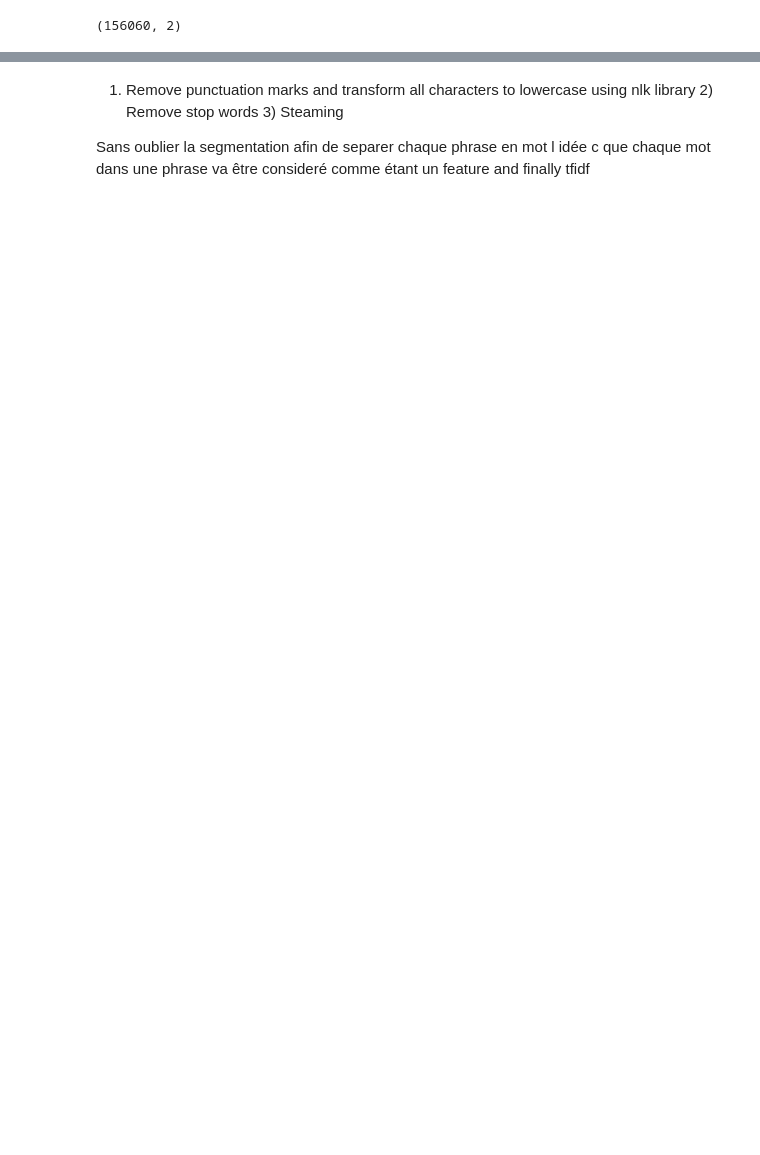
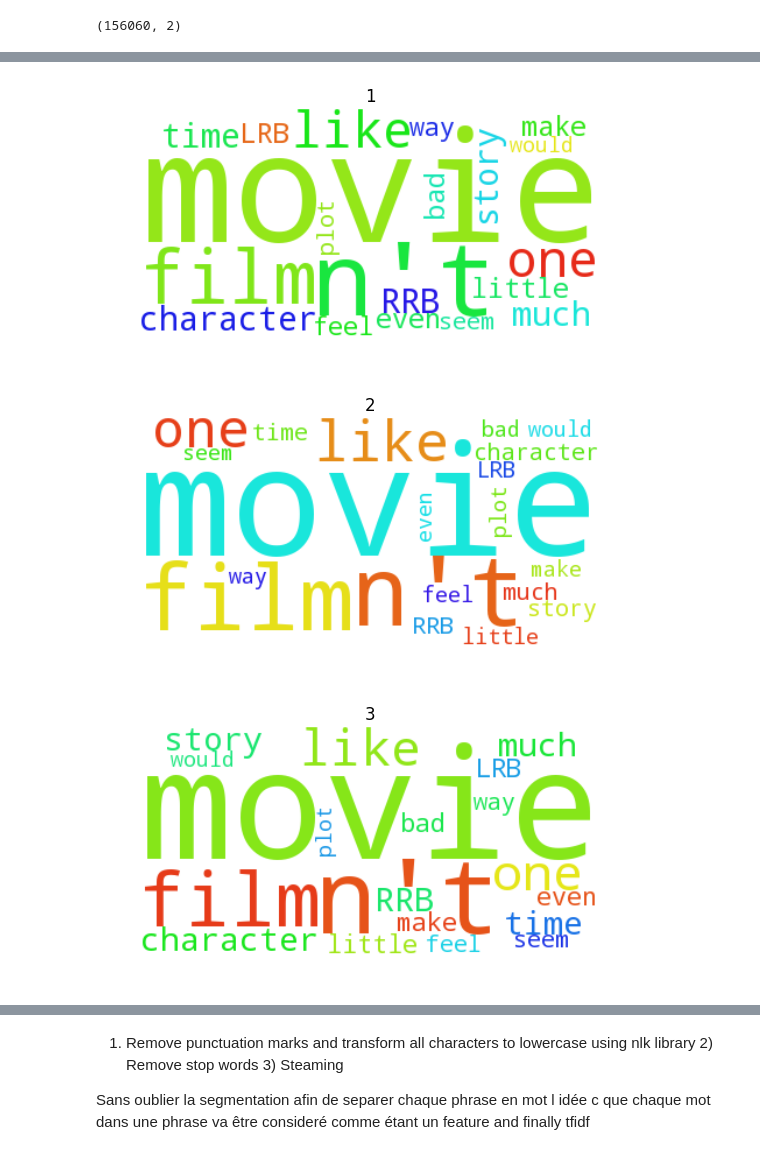
Before and after one commit to amaltarghi/sentiment_analysis, a Jupyter notebook: data_processing_optimise.ipynb, the cells around one changed output, grey strips where cells are left out. Drawn from its saved outputs; the diff is of its cells as text; code cells hidden in the pictures; blank space fills up the shorter version.

```diff
--- a/data_processing_optimise.ipynb
+++ b/data_processing_optimise.ipynb
@@ -33,0 +55,16 @@ df.head()
+# %%
+from wordcloud import WordCloud
+from nltk.corpus import stopwords
+range = [1,2,3,4,0]
+cloud = WordCloud(background_color="white", max_words=20, stopwords=stopwords.words('english'))
+for i in range:
+    positive_cloud = cloud.generate(df.loc[df.Sentiment == 1, 'Phrase'].str.cat(sep='\n'))
+    plt.figure()
+    plt.imshow(positive_cloud)
+    plt.axis("off")
+    plt.title(i)
+    plt.show()
+# %% [output]
+[figure, added]
+[figure, added]
+[figure, added]
```
Also changed, not shown: parts of 14 cells of this notebook, 2 other files.
